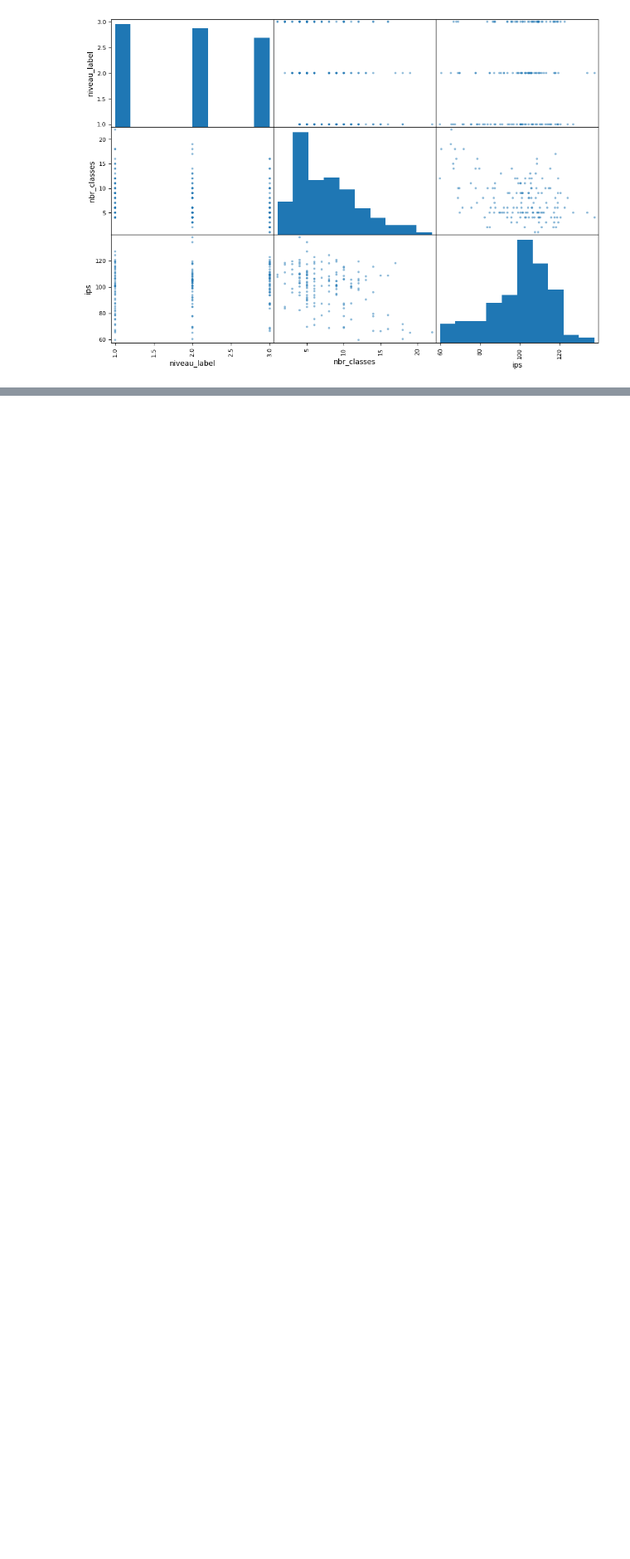
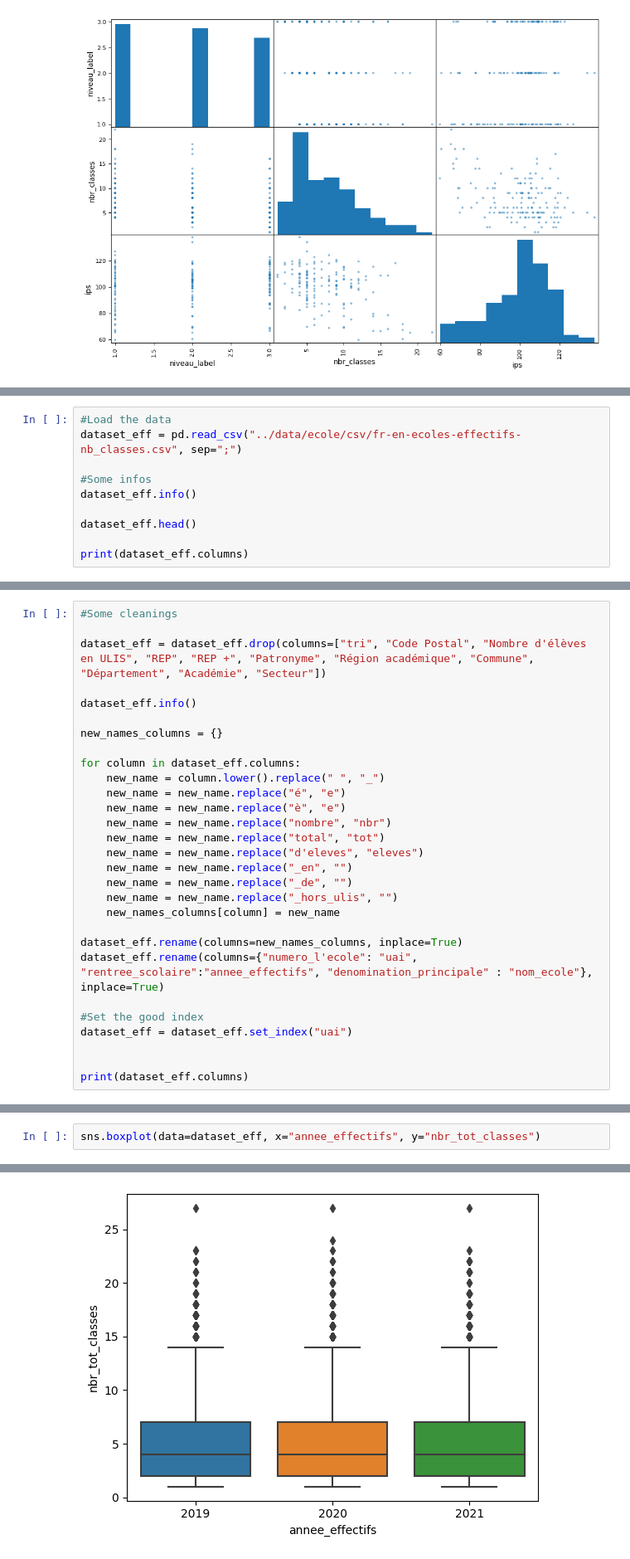
Before and after one commit to Salim-belkhir/Projet-data-science, a Jupyter notebook: label_numeriques_ecole/exploration-donnees.ipynb, the cells around one changed output, grey strips where cells are left out. Shown at 83% size. Cells and saved outputs as stored; diff of their text form; blank space fills up the shorter version.

```diff
--- a/label_numeriques_ecole/exploration-donnees.ipynb
+++ b/label_numeriques_ecole/exploration-donnees.ipynb
@@ -254,0 +269,10 @@ Les données ne sont pas trop exploitables. On va chercher une autre source de d
+# %%
+#Load the data
+dataset_eff = pd.read_csv("../data/ecole/csv/fr-en-ecoles-effectifs-nb_classes.csv", sep=";")
+
+#Some infos
+dataset_eff.info()
+
+dataset_eff.head()
+
+print(dataset_eff.columns)
@@ -254,0 +297,29 @@ Les données ne sont pas trop exploitables. On va chercher une autre source de d
+# %%
+#Some cleanings
+
+dataset_eff = dataset_eff.drop(columns=["tri", "Code Postal", "Nombre d'élèves en ULIS", "REP", "REP +", "Patronyme", "Région académique", "Commune", "Département", "Académie", "Secteur"])
+
+dataset_eff.info()
+
+new_names_columns = {}
+
+for column in dataset_eff.columns:
+    new_name = column.lower().replace(" ", "_")
+    new_name = new_name.replace("é", "e")
+    new_name = new_name.replace("è", "e")
+    new_name = new_name.replace("nombre", "nbr")
+    new_name = new_name.replace("total", "tot")
+    new_name = new_name.replace("d'eleves", "eleves")
+    new_name = new_name.replace("_en", "")
+    new_name = new_name.replace("_de", "")
+    new_name = new_name.replace("_hors_ulis", "")
+    new_names_columns[column] = new_name
+
+dataset_eff.rename(columns=new_names_columns, inplace=True)
+dataset_eff.rename(columns={"numero_l'ecole": "uai", "rentree_scolaire":"annee_effectifs", "denomination_principale" : "nom_ecole"}, inplace=True)
+
+#Set the good index
+dataset_eff = dataset_eff.set_index("uai")
+
+
+print(dataset_eff.columns)
@@ -254,0 +356,3 @@ Les données ne sont pas trop exploitables. On va chercher une autre source de d
+# %%
+sns.boxplot(data=dataset_eff, x="annee_effectifs", y="nbr_tot_classes")
+# %% [output]
@@ -254,0 +360 @@ Les données ne sont pas trop exploitables. On va chercher une autre source de d
+[figure, added]
```
Also changed, not shown: parts of 34 cells of this notebook, 11 other files.
